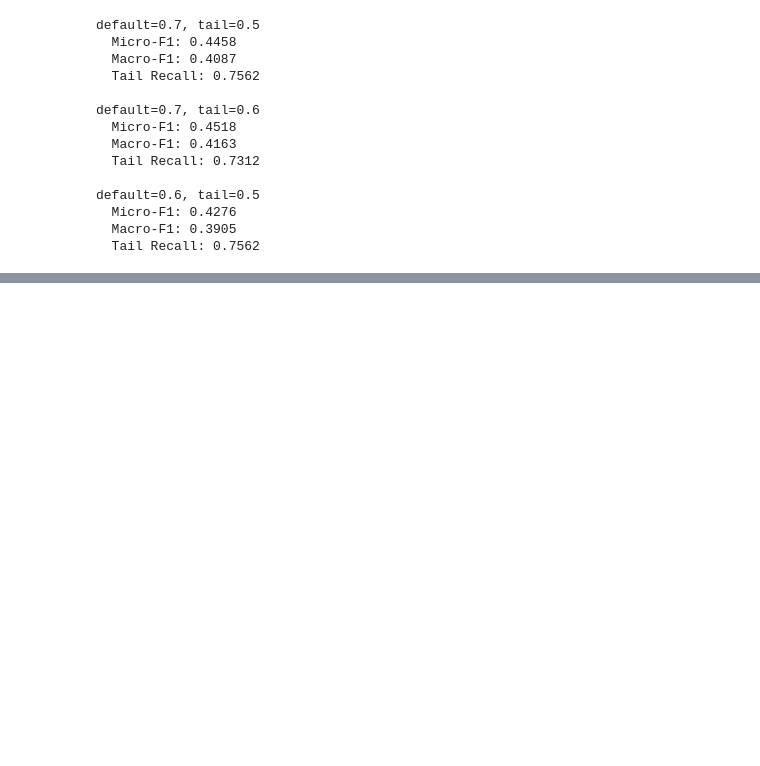
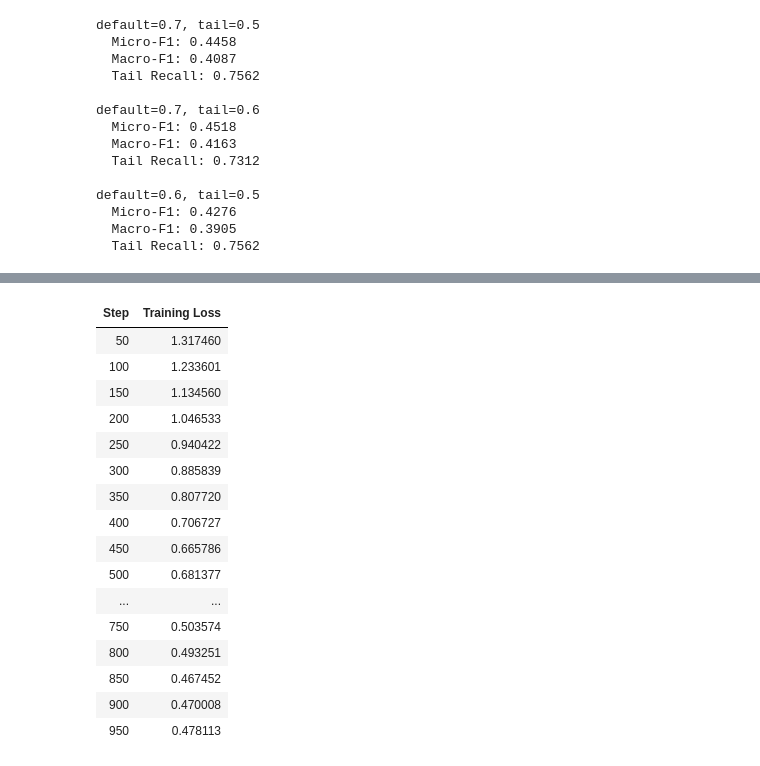
Before and after one commit to RolandSandorNagy/lightweight-emotion-detection-from-text, a Jupyter notebook: notebooks/03_multilabel_distilbert_baseline.ipynb, the cells around one changed output, grey strips where cells are left out. Cells and saved outputs as stored; diff of their text form; code cells hidden in the pictures; blank space fills up the shorter version.

```diff
--- a/notebooks/03_multilabel_distilbert_baseline.ipynb
+++ b/notebooks/03_multilabel_distilbert_baseline.ipynb
@@ -853,0 +1303,67 @@ default=0.6, tail=0.5
+# %%
+# ==========================================
+# EXPERIMENT 19 – SEED REPEAT OF BEST MODEL
+# seed = 42
+# ==========================================
+
+seed_19 = 42
+
+random.seed(seed_19)
+np.random.seed(seed_19)
+torch.manual_seed(seed_19)
+torch.cuda.manual_seed_all(seed_19)
+
+print("Using seed:", seed_19)
+
+model_ow_seed_19 = AutoModelForSequenceClassification.from_pretrained(
+    "distilbert-base-uncased",
+    num_labels=num_labels,
+    problem_type="multi_label_classification"
+)
+
+training_args_ow_seed_19 = TrainingArguments(
+    output_dir="./results_oversampled_weighted_seed42",
+    per_device_train_batch_size=16,
+    per_device_eval_batch_size=16,
+    num_train_epochs=3,
+    logging_steps=50,
+    report_to="none",
+    seed=seed_19,
+)
+
+trainer_ow_seed_19 = WeightedTrainer(
+    model=model_ow_seed_19,
+    args=training_args_ow_seed_19,
+    train_dataset=oversampled_train_dataset,
+    eval_dataset=val_dataset,
+    compute_metrics=compute_metrics,
+    data_collator=collator,
+    pos_weight=pos_weight_os,
+)
+
+trainer_ow_seed_19.train()
+eval_19 = trainer_ow_seed_19.evaluate()
+
+pred_output_19 = trainer_ow_seed_19.predict(val_dataset)
+
+logits_19 = pred_output_19.predictions
+labels_19 = pred_output_19.label_ids
+
+probs_19 = 1 / (1 + np.exp(-logits_19))
+
+best_threshold = 0.7
+preds_19 = (probs_19 > best_threshold).astype(int)
+
+micro_19 = f1_score(labels_19, preds_19, average="micro", zero_division=0)
+macro_19 = f1_score(labels_19, preds_19, average="macro", zero_division=0)
+tail_19 = tail_recall(labels_19, preds_19)
+
+print("=== Experiment 19 results ===")
+print("Threshold:", best_threshold)
+print(f"Micro-F1: {micro_19:.4f}")
+print(f"Macro-F1: {macro_19:.4f}")
+print(f"Tail Recall: {tail_19:.4f}")
+print("Eval loss:", eval_19["eval_loss"])
+print("Max prob:", probs_19.max())
+print("Mean prob:", probs_19.mean())
+# %% [output]
@@ -853,0 +1388,17 @@ default=0.6, tail=0.5
+| Step | Training Loss |
+| 50 | 1.317460 |
+| 100 | 1.233601 |
+| 150 | 1.134560 |
+| 200 | 1.046533 |
+| 250 | 0.940422 |
+| 300 | 0.885839 |
+| 350 | 0.807720 |
+| 400 | 0.706727 |
+| 450 | 0.665786 |
+| 500 | 0.681377 |
+| ... | ... |
+| 750 | 0.503574 |
+| 800 | 0.493251 |
+| 850 | 0.467452 |
+| 900 | 0.470008 |
+| 950 | 0.478113 |
```
Also changed, not shown: parts of 32 cells of this notebook, 2 other files.
